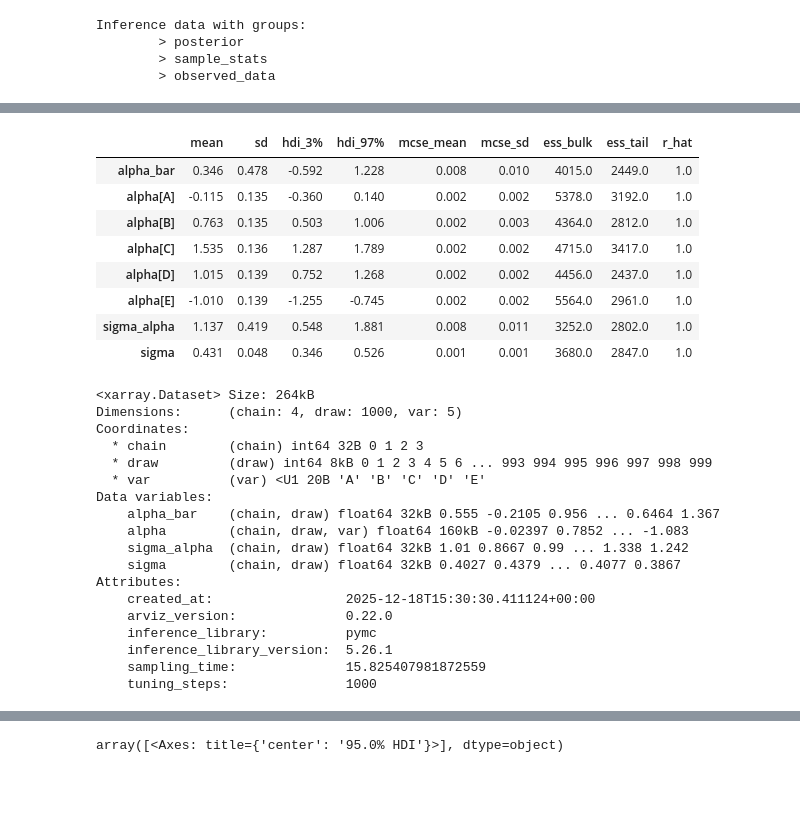
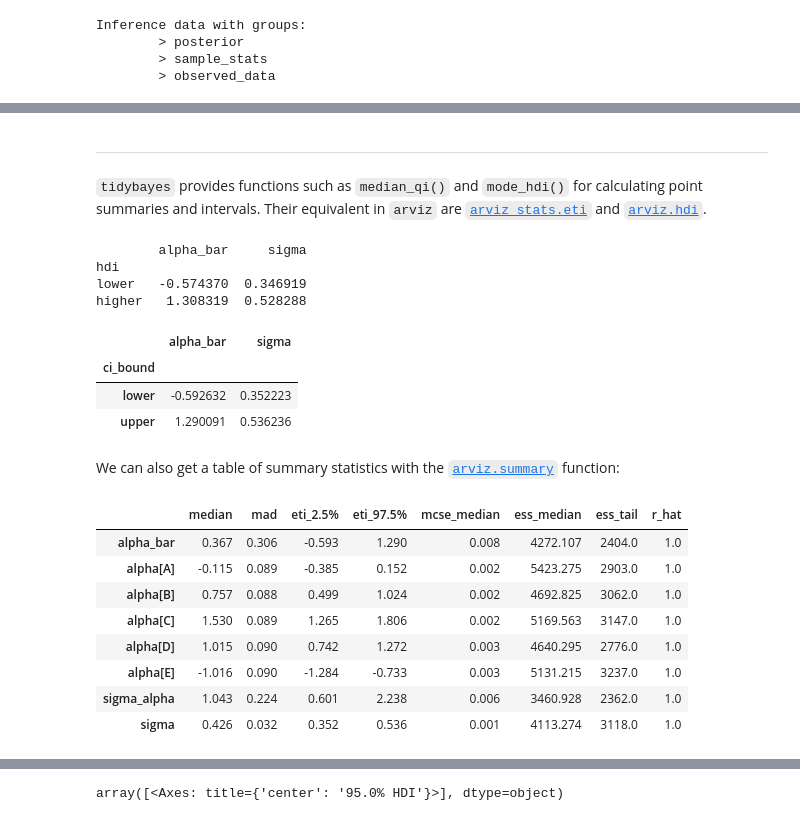
Before and after one commit to mika-long/mika-long.github.io, a Jupyter notebook: posts/pymc-plot/index.ipynb, the cells around one changed output, grey strips where cells are left out. Cells and saved outputs as stored; diff of their text form; code cells hidden in the pictures; blank space fills up the shorter version.

```diff
--- a/posts/pymc-plot/index.ipynb
+++ b/posts/pymc-plot/index.ipynb
@@ -114,0 +159,11 @@ Inference data with groups:
+# %% [markdown]
+---
+
+`tidybayes` provides functions such as `median_qi()` and `mode_hdi()` for calculating point summaries and intervals. Their equivalent in `arviz` are [`arviz_stats.eti`](https://python.arviz.org/projects/stats/en/stable/api/generated/arviz_stats.eti.html) and [`arviz.hdi`](https://python.arviz.org/en/latest/api/generated/arviz.hdi.html).
+# %%
+print(az.hdi(idata, var_names=["alpha_bar", "sigma"], hdi_prob = 0.95).to_dataframe())
+# %% [output]
+        alpha_bar     sigma
+hdi
+lower   -0.574370  0.346919
+higher   1.308319  0.528288
@@ -115,33 +172,21 @@ Inference data with groups:
+# %%
+avz.eti(idata, var_names=["alpha_bar", "sigma"], prob = 0.95).to_dataframe()
+# %% [output]
+|  | alpha_bar | sigma |
+| ci_bound |  |  |
+| lower | -0.592632 | 0.352223 |
+| upper | 1.290091 | 0.536236 |
+# %% [markdown]
+We can also get a table of summary statistics with the [`arviz.summary`](https://python.arviz.org/en/stable/api/generated/arviz.summary.html) function:
 # %%
-az.summary(idata)
+az.summary(idata, stat_focus="median", hdi_prob=0.95)
 # %% [output]
-|  | mean | sd | hdi_3% | hdi_97% | mcse_mean | mcse_sd | ess_bulk | ess_tail | r_hat |
-| alpha_bar | 0.346 | 0.478 | -0.592 | 1.228 | 0.008 | 0.010 | 4015.0 | 2449.0 | 1.0 |
-| alpha[A] | -0.115 | 0.135 | -0.360 | 0.140 | 0.002 | 0.002 | 5378.0 | 3192.0 | 1.0 |
-| alpha[B] | 0.763 | 0.135 | 0.503 | 1.006 | 0.002 | 0.003 | 4364.0 | 2812.0 | 1.0 |
-| alpha[C] | 1.535 | 0.136 | 1.287 | 1.789 | 0.002 | 0.002 | 4715.0 | 3417.0 | 1.0 |
-| alpha[D] | 1.015 | 0.139 | 0.752 | 1.268 | 0.002 | 0.002 | 4456.0 | 2437.0 | 1.0 |
-| alpha[E] | -1.010 | 0.139 | -1.255 | -0.745 | 0.002 | 0.002 | 5564.0 | 2961.0 | 1.0 |
-| sigma_alpha | 1.137 | 0.419 | 0.548 | 1.881 | 0.008 | 0.011 | 3252.0 | 2802.0 | 1.0 |
-| sigma | 0.431 | 0.048 | 0.346 | 0.526 | 0.001 | 0.001 | 3680.0 | 2847.0 | 1.0 |
+|  | median | mad | eti_2.5% | eti_97.5% | mcse_median | ess_median | ess_tail | r_hat |
+| alpha_bar | 0.367 | 0.306 | -0.593 | 1.290 | 0.008 | 4272.107 | 2404.0 | 1.0 |
+| alpha[A] | -0.115 | 0.089 | -0.385 | 0.152 | 0.002 | 5423.275 | 2903.0 | 1.0 |
+| alpha[B] | 0.757 | 0.088 | 0.499 | 1.024 | 0.002 | 4692.825 | 3062.0 | 1.0 |
+| alpha[C] | 1.530 | 0.089 | 1.265 | 1.806 | 0.002 | 5169.563 | 3147.0 | 1.0 |
+| alpha[D] | 1.015 | 0.090 | 0.742 | 1.272 | 0.003 | 4640.295 | 2776.0 | 1.0 |
+| alpha[E] | -1.016 | 0.090 | -1.284 | -0.733 | 0.003 | 5131.215 | 3237.0 | 1.0 |
+| sigma_alpha | 1.043 | 0.224 | 0.601 | 2.238 | 0.006 | 3460.928 | 2362.0 | 1.0 |
+| sigma | 0.426 | 0.032 | 0.352 | 0.536 | 0.001 | 4113.274 | 3118.0 | 1.0 |
-# %%
-idata.posterior
-# %% [output]
-<xarray.Dataset> Size: 264kB
-Dimensions:      (chain: 4, draw: 1000, var: 5)
-Coordinates:
-  * chain        (chain) int64 32B 0 1 2 3
-  * draw         (draw) int64 8kB 0 1 2 3 4 5 6 ... 993 994 995 996 997 998 999
-  * var          (var) <U1 20B 'A' 'B' 'C' 'D' 'E'
-Data variables:
-    alpha_bar    (chain, draw) float64 32kB 0.555 -0.2105 0.956 ... 0.6464 1.367
-    alpha        (chain, draw, var) float64 160kB -0.02397 0.7852 ... -1.083
-    sigma_alpha  (chain, draw) float64 32kB 1.01 0.8667 0.99 ... 1.338 1.242
-    sigma        (chain, draw) float64 32kB 0.4027 0.4379 ... 0.4077 0.3867
-Attributes:
-    created_at:                 2025-12-18T15:30:30.411124+00:00
-    arviz_version:              0.22.0
-    inference_library:          pymc
-    inference_library_version:  5.26.1
-    sampling_time:              15.825407981872559
-    tuning_steps:               1000
```
Also changed, not shown: parts of 13 cells of this notebook, 8 other files.
